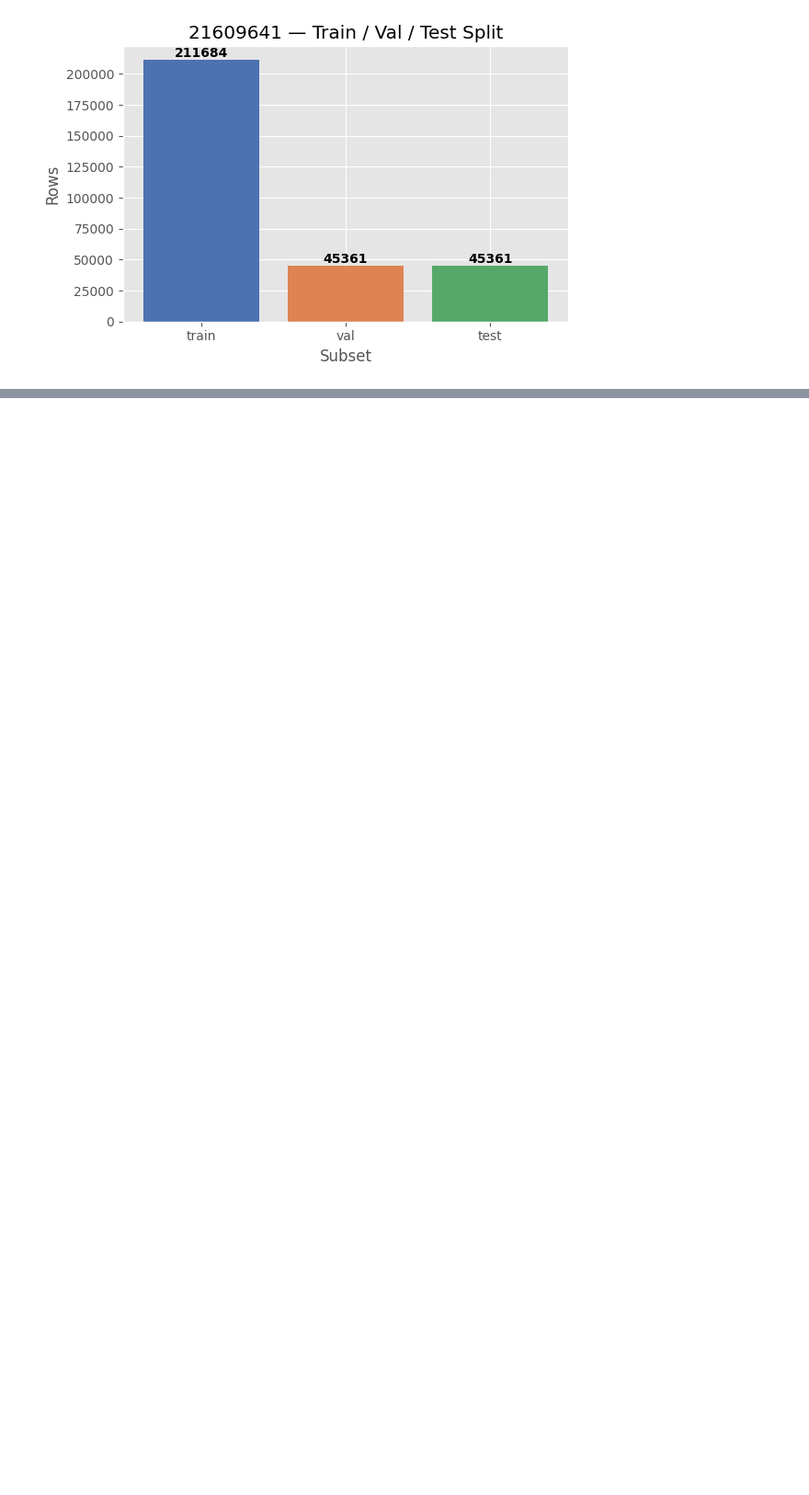
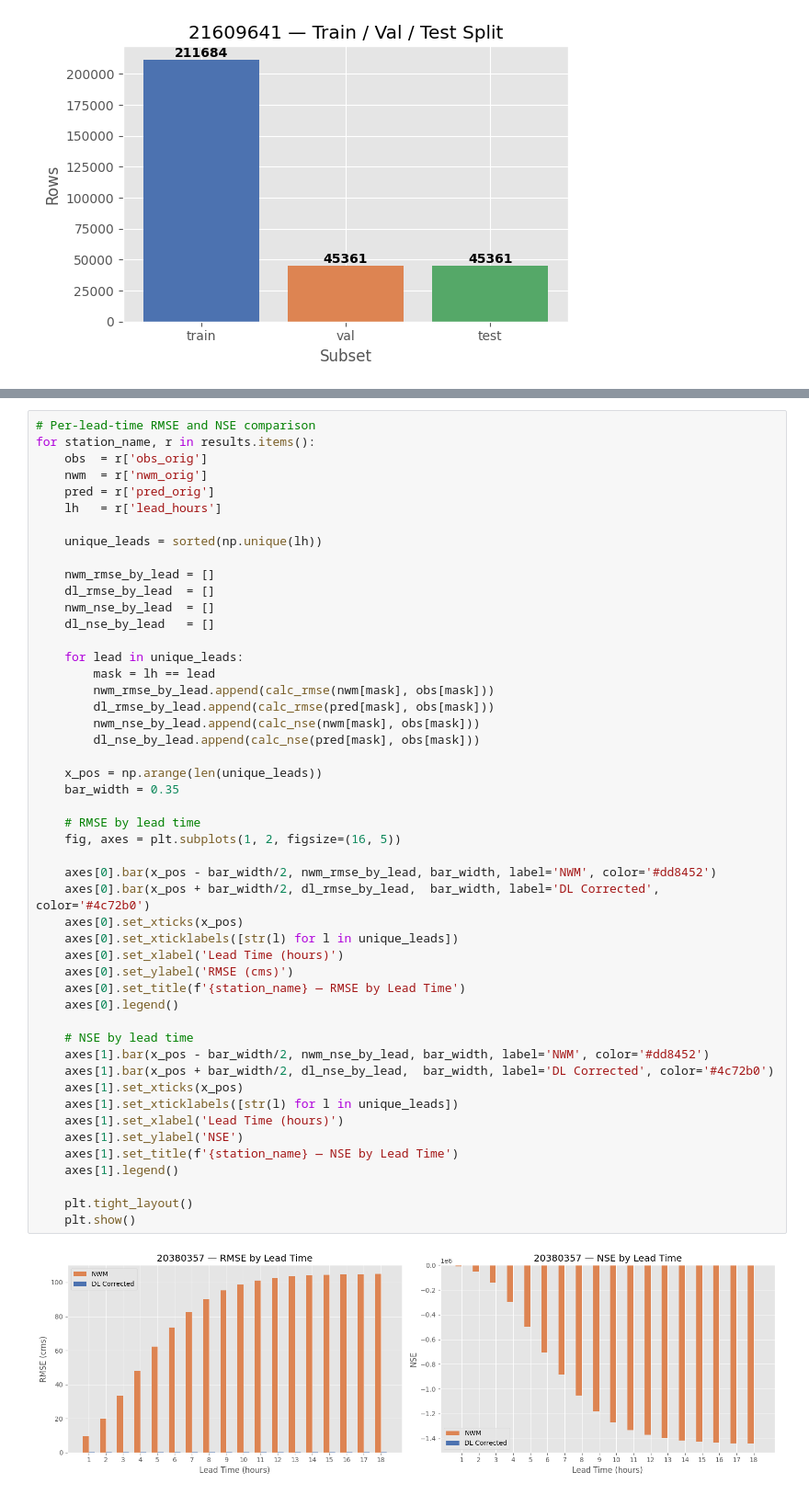
Before and after one commit to malloryr810/AI-Final-Project-GroupRRM, a Jupyter notebook: Forecastset.ipynb, the cells around one changed output, grey strips where cells are left out. Shown at 92% size. Saved outputs shown, nothing was run; the diff lists cells and outputs as text; blank space fills up the shorter version.

```diff
--- a/Forecastset.ipynb
+++ b/Forecastset.ipynb
@@ -486,0 +791,51 @@ for station_name, s in splits.items():
+# %%
+# Per-lead-time RMSE and NSE comparison
+for station_name, r in results.items():
+    obs  = r['obs_orig']
+    nwm  = r['nwm_orig']
+    pred = r['pred_orig']
+    lh   = r['lead_hours']
+
+    unique_leads = sorted(np.unique(lh))
+
+    nwm_rmse_by_lead = []
+    dl_rmse_by_lead  = []
+    nwm_nse_by_lead  = []
+    dl_nse_by_lead   = []
+
+    for lead in unique_leads:
+        mask = lh == lead
+        nwm_rmse_by_lead.append(calc_rmse(nwm[mask], obs[mask]))
+        dl_rmse_by_lead.append(calc_rmse(pred[mask], obs[mask]))
+        nwm_nse_by_lead.append(calc_nse(nwm[mask], obs[mask]))
+        dl_nse_by_lead.append(calc_nse(pred[mask], obs[mask]))
+
+    x_pos = np.arange(len(unique_leads))
+    bar_width = 0.35
+
+    # RMSE by lead time
+    fig, axes = plt.subplots(1, 2, figsize=(16, 5))
+
+    axes[0].bar(x_pos - bar_width/2, nwm_rmse_by_lead, bar_width, label='NWM', color='#dd8452')
+    axes[0].bar(x_pos + bar_width/2, dl_rmse_by_lead,  bar_width, label='DL Corrected', color='#4c72b0')
+    axes[0].set_xticks(x_pos)
+    axes[0].set_xticklabels([str(l) for l in unique_leads])
+    axes[0].set_xlabel('Lead Time (hours)')
+    axes[0].set_ylabel('RMSE (cms)')
+    axes[0].set_title(f'{station_name} — RMSE by Lead Time')
+    axes[0].legend()
+
+    # NSE by lead time
+    axes[1].bar(x_pos - bar_width/2, nwm_nse_by_lead, bar_width, label='NWM', color='#dd8452')
+    axes[1].bar(x_pos + bar_width/2, dl_nse_by_lead,  bar_width, label='DL Corrected', color='#4c72b0')
+    axes[1].set_xticks(x_pos)
+    axes[1].set_xticklabels([str(l) for l in unique_leads])
+    axes[1].set_xlabel('Lead Time (hours)')
+    axes[1].set_ylabel('NSE')
+    axes[1].set_title(f'{station_name} — NSE by Lead Time')
+    axes[1].legend()
+
+    plt.tight_layout()
+    plt.show()
+# %% [output]
+[figure, added]
```
Also changed, not shown: parts of 6 cells of this notebook.
